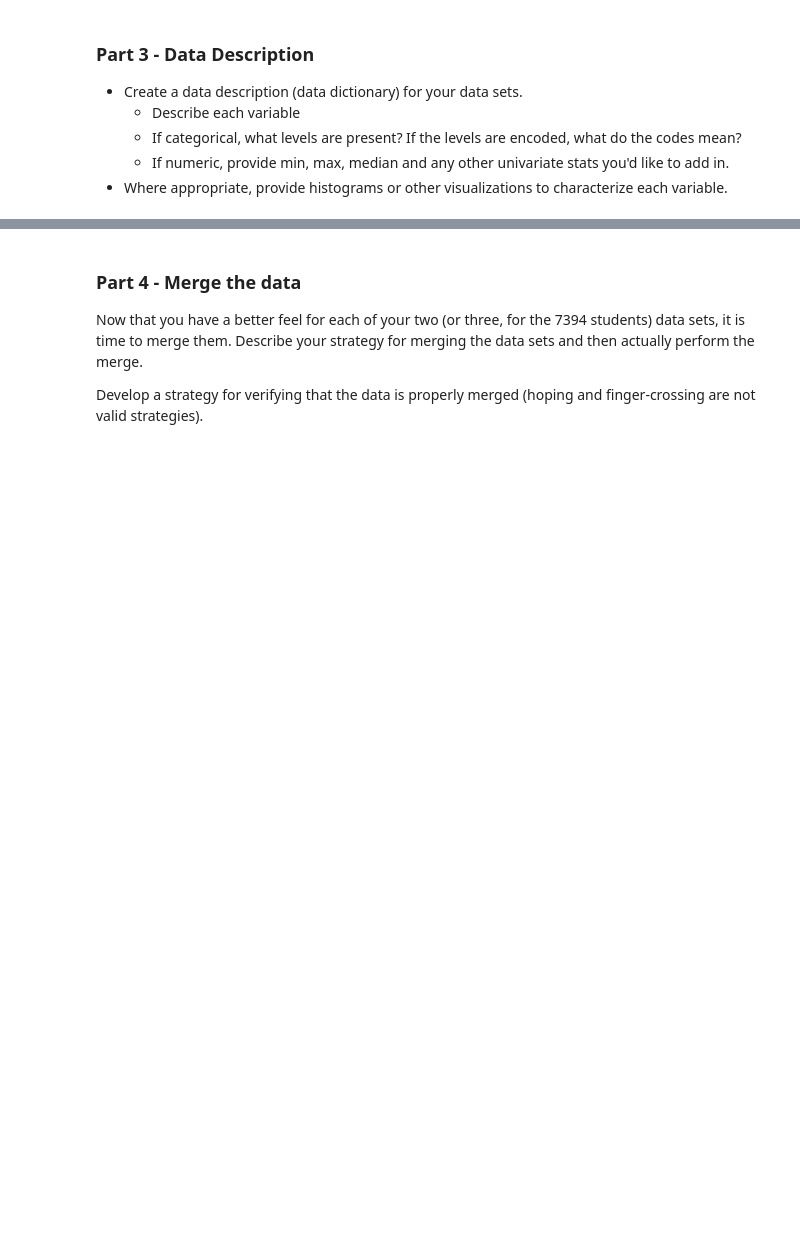
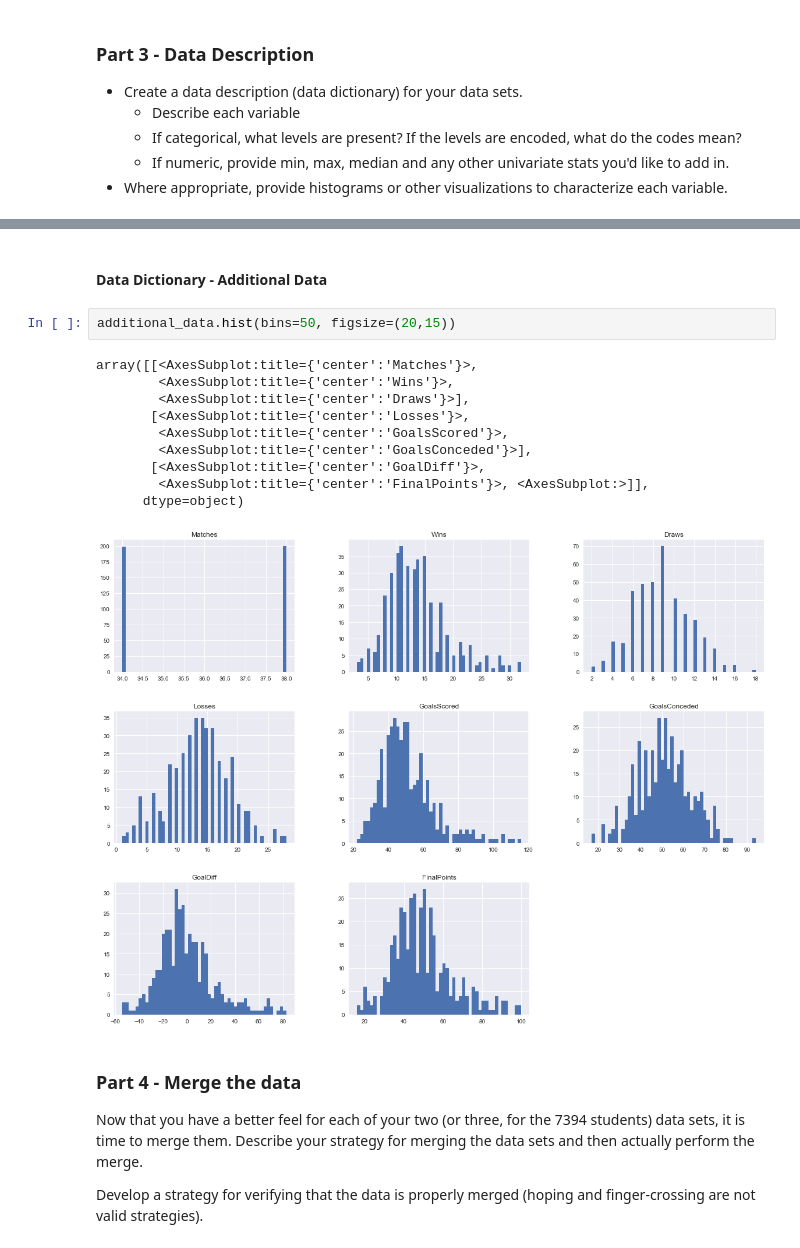
Before and after one commit to sofiamurillosanchez/CS5394-Project2, a Jupyter notebook: Project02.ipynb, the cells around one changed output, grey strips where cells are left out. Saved outputs shown, nothing was run; the diff lists cells and outputs as text; blank space fills up the shorter version.

```diff
--- a/Project02.ipynb
+++ b/Project02.ipynb
@@ -68,3 +281,18 @@ Do this with Intentionality.  Don't skimp.
+# %% [markdown]
+#### Data Dictionary - Additional Data
+# %%
+additional_data.hist(bins=50, figsize=(20,15))
+# %% [output]
+array([[<AxesSubplot:title={'center':'Matches'}>,
+        <AxesSubplot:title={'center':'Wins'}>,
+        <AxesSubplot:title={'center':'Draws'}>],
+       [<AxesSubplot:title={'center':'Losses'}>,
+        <AxesSubplot:title={'center':'GoalsScored'}>,
+        <AxesSubplot:title={'center':'GoalsConceded'}>],
+       [<AxesSubplot:title={'center':'GoalDiff'}>,
+        <AxesSubplot:title={'center':'FinalPoints'}>, <AxesSubplot:>]],
+      dtype=object)
+[figure, added]
 # %% [markdown]
 ### Part 4 - Merge the data
 
```
Also changed, not shown: parts of 22 cells of this notebook.
